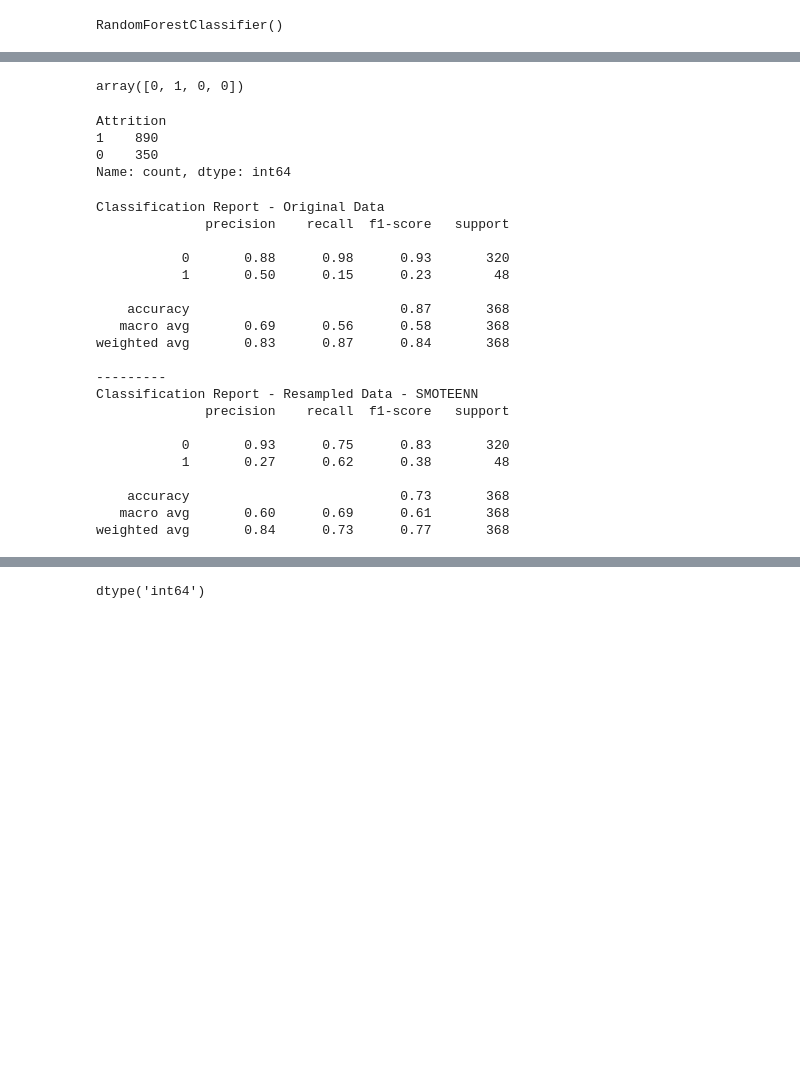
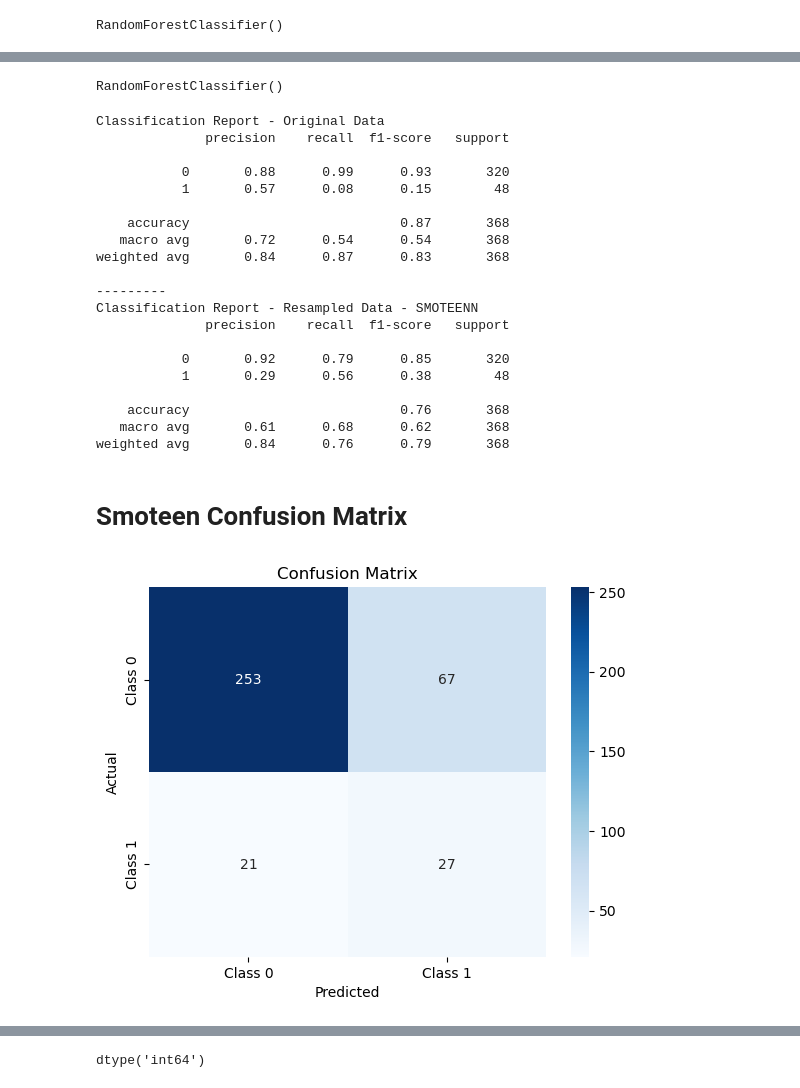
Before and after one commit to Armand57araujo/attrition-guard, a Jupyter notebook: Attrition_Guard.ipynb, the cells around one changed output, grey strips where cells are left out. Drawn from its saved outputs; the diff is of its cells as text; code cells hidden in the pictures; blank space fills up the shorter version.

```diff
--- a/Attrition_Guard.ipynb
+++ b/Attrition_Guard.ipynb
@@ -617,10 +562,11 @@ Attrition
 Name: count, dtype: int64
 # %%
 # Instantiate a new RandomForestClassier model
-smote_model = RandomForestClassifier()
-
+rs_model = RandomForestClassifier()
+model = RandomForestClassifier()
 # Fit the resampled data to the new model
-smote_model.fit(X_resampled, y_resampled)
+rs_model.fit(X_smote_resampled, y_smote_resampled)
+model.fit(X_train_combined, y_train)
 # %% [output]
 RandomForestClassifier()
 # %%
@@ -731,6 +678,6 @@ from imblearn.combine import SMOTEENN
 smote_enn = SMOTEENN(random_state=1)
 # %%
 # Fit the model to the training data
-X_resampled, y_resampled = smote_enn.fit_resample(X_train_combined, y_train)
+X_smoteen_resampled, y_smoteen_resampled = smote_enn.fit_resample(X_train_combined, y_train)
 # %%
 # Create a RandomForestClassifier instance and fit it to the original data
@@ -746,44 +688,64 @@ RandomForestClassifier()
+# %%
+# Create a RandomForestClassifier instance and fit it to the resamples data
+resample_model = RandomForestClassifier()
+resample_model.fit(X_smoteen_resampled, y_smoteen_resampled)
+# %% [output]
+RandomForestClassifier()
 # %%
 # Predict labels for resampled testing features
-smoteenn_y_pred = smoteenn_model.predict(X_test_combined)
+y_pred = model.predict(X_test_combined)
+y_pred_resampled = resample_model.predict(X_test_combined)
+
+#y_pred = model.predict(X_test_combined)
+#y_pred_resampled = ROS_resampled.predict(X_test_combined)
-# %%
-#check the value counts
-smoteenn_y_pred[1:5]
-# %% [output]
-array([0, 1, 0, 0])
-# %%
-# Count distinct values
-y_resampled.value_counts()
-# %% [output]
-Attrition
-1    890
-0    350
-Name: count, dtype: int64
 # %%
 # Print classification reports
 print(f"Classification Report - Original Data")
 print(classification_report(y_test, y_pred))
 print("---------")
 print(f"Classification Report - Resampled Data - SMOTEENN")
-print(classification_report(y_test, smoteenn_y_pred))
+print(classification_report(y_test, y_pred_resampled))
 # %% [output]
 Classification Report - Original Data
               precision    recall  f1-score   support
 
-           0       0.88      0.98      0.93       320
-           1       0.50      0.15      0.23        48
+           0       0.88      0.99      0.93       320
+           1       0.57      0.08      0.15        48
 
     accuracy                           0.87       368
-   macro avg       0.69      0.56      0.58       368
-weighted avg       0.83      0.87      0.84       368
+   macro avg       0.72      0.54      0.54       368
+weighted avg       0.84      0.87      0.83       368
 
 ---------
 Classification Report - Resampled Data - SMOTEENN
               precision    recall  f1-score   support
 
-           0       0.93      0.75      0.83       320
-           1       0.27      0.62      0.38        48
+           0       0.92      0.79      0.85       320
+           1       0.29      0.56      0.38        48
 
-    accuracy                           0.73       368
-   macro avg       0.60      0.69      0.61       368
-weighted avg       0.84      0.73      0.77       368
+    accuracy                           0.76       368
+   macro avg       0.61      0.68      0.62       368
+weighted avg       0.84      0.76      0.79       368
+# %% [markdown]
+# Smoteen Confusion Matrix
+# %%
+from sklearn.metrics import confusion_matrix
+import seaborn as sns
+import matplotlib.pyplot as plt
+
+# Assuming you already have your trained model (e.g., clf) and data (X_test, y_test)
+
+# 1. Make predictions on the test set
+y_pred = resample_model.predict(X_test_combined)
+
+# 2. Generate the confusion matrix
+cm = confusion_matrix(y_test, y_pred_resampled)
+
+# 3. Plot the confusion matrix using a heatmap
+sns.heatmap(cm, annot=True, fmt='d', cmap='Blues', xticklabels=['Class 0', 'Class 1'], yticklabels=['Class 0', 'Class 1'])
+plt.xlabel('Predicted')
+plt.ylabel('Actual')
+plt.title('Confusion Matrix')
+plt.show()
+# %% [output]
+[figure, added]
```
Also changed, not shown: parts of 31 cells of this notebook.
